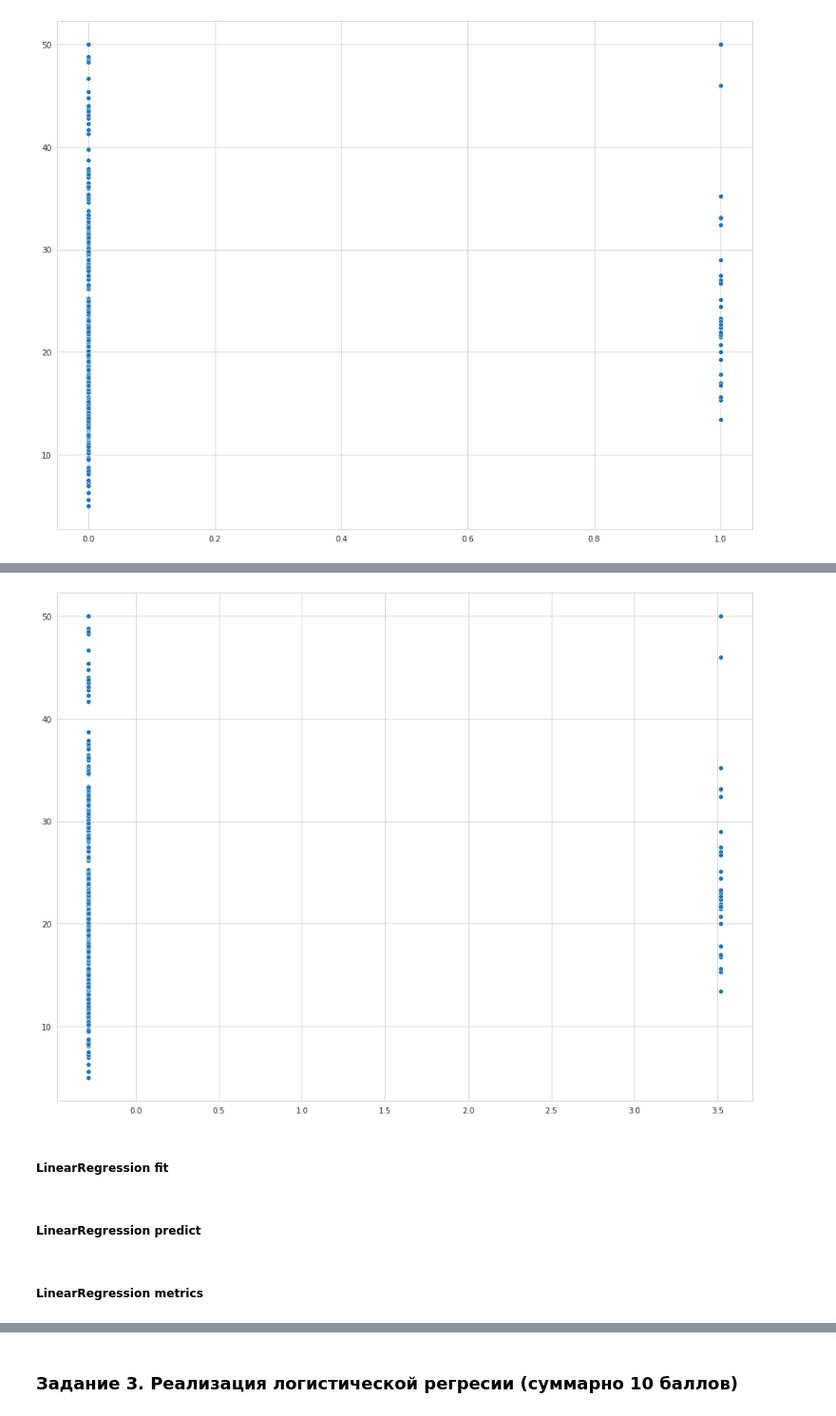
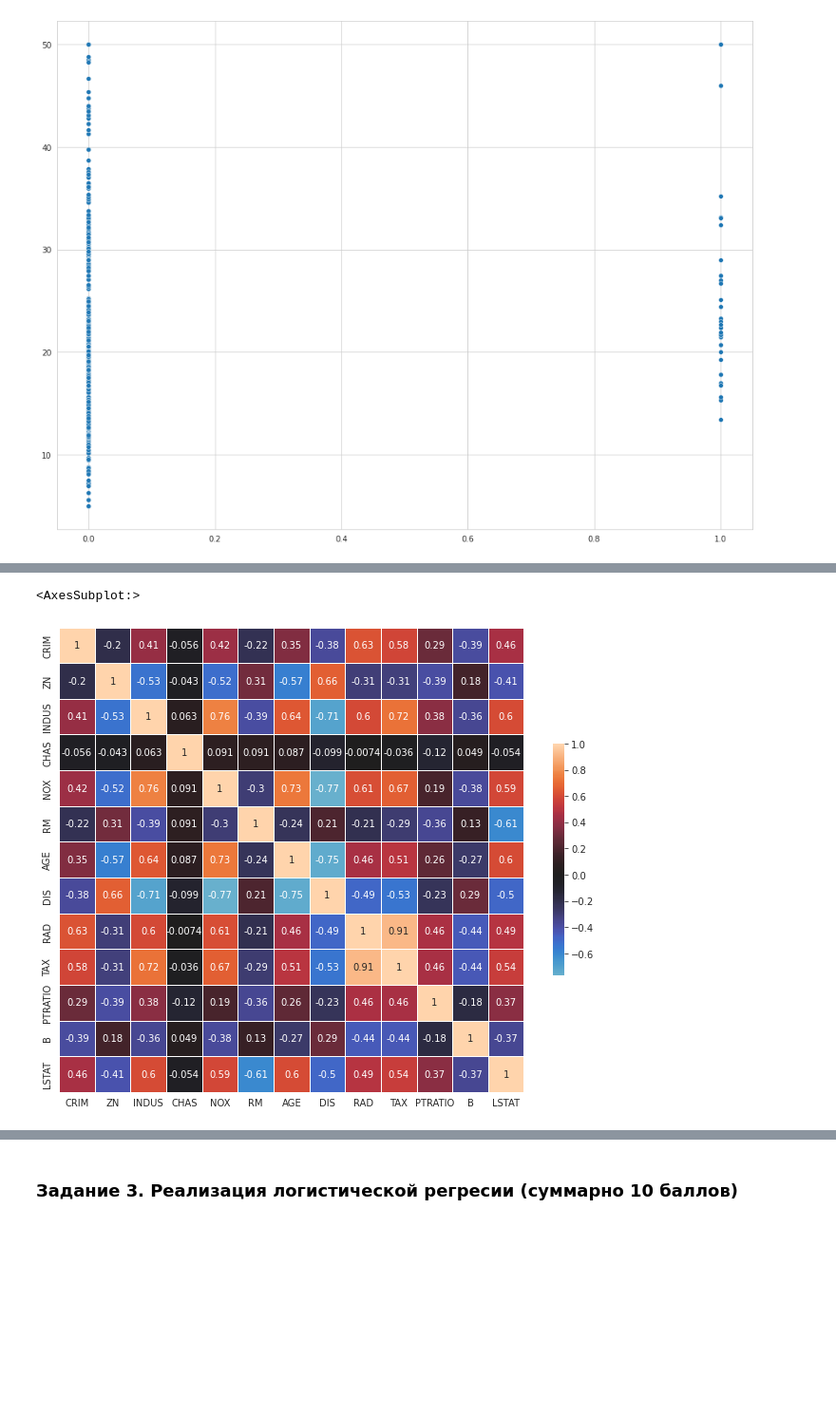
Before and after one commit to Freddsle/BI_ML_2021, a Jupyter notebook: l2_linmodels_GD/code/Linear_models.ipynb, the cells around one changed output, grey strips where cells are left out. Shown at 95% size. Saved outputs shown, nothing was run; the diff lists cells and outputs as text; code cells hidden in the pictures; blank space fills up the shorter version.

```diff
--- a/l2_linmodels_GD/code/Linear_models.ipynb
+++ b/l2_linmodels_GD/code/Linear_models.ipynb
@@ -468,7 +438,0 @@ array([[-0.42648103, -0.48683899, -1.14501275, ..., -0.71600715,
-# %%
-plt.figure(figsize = (16, 12))
-sns.scatterplot(x=X_train_scaled[:,3], y=y_train);
-# %% [output]
-[figure, removed]
-# %% [markdown]
-##### LinearRegression fit
@@ -477,4 +439,12 @@ model = LinearRegression()
-# %% [markdown]
-##### LinearRegression predict
-# %% [markdown]
-##### LinearRegression metrics
+# %%
+X_df = pd.DataFrame(X)
+X_df.columns = feature_names
+
+corr = X_df.corr()
+
+f, ax = plt.subplots(figsize=(11, 9))
+sns.heatmap(corr, vmax=1.0, center=0,
+            square=True, linewidths=.5, cbar_kws={"shrink": .5}, annot = True)
+# %% [output]
+<AxesSubplot:>
+[figure, added]
```
Also changed, not shown: parts of 57 cells of this notebook, 2 other files.
